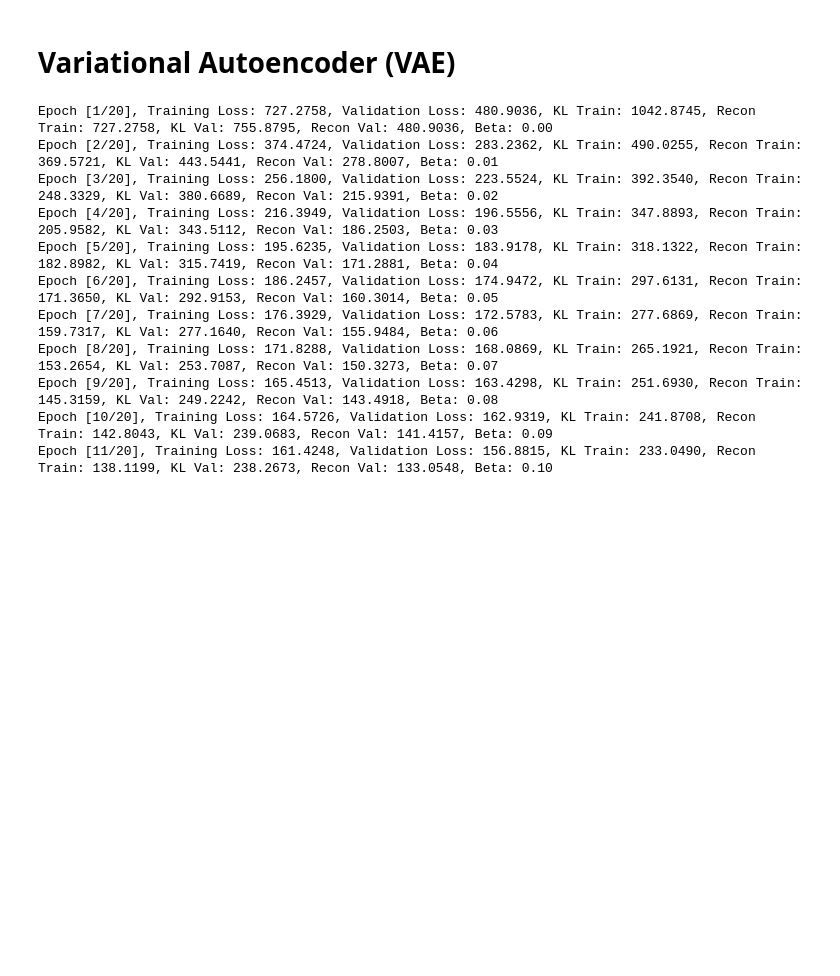
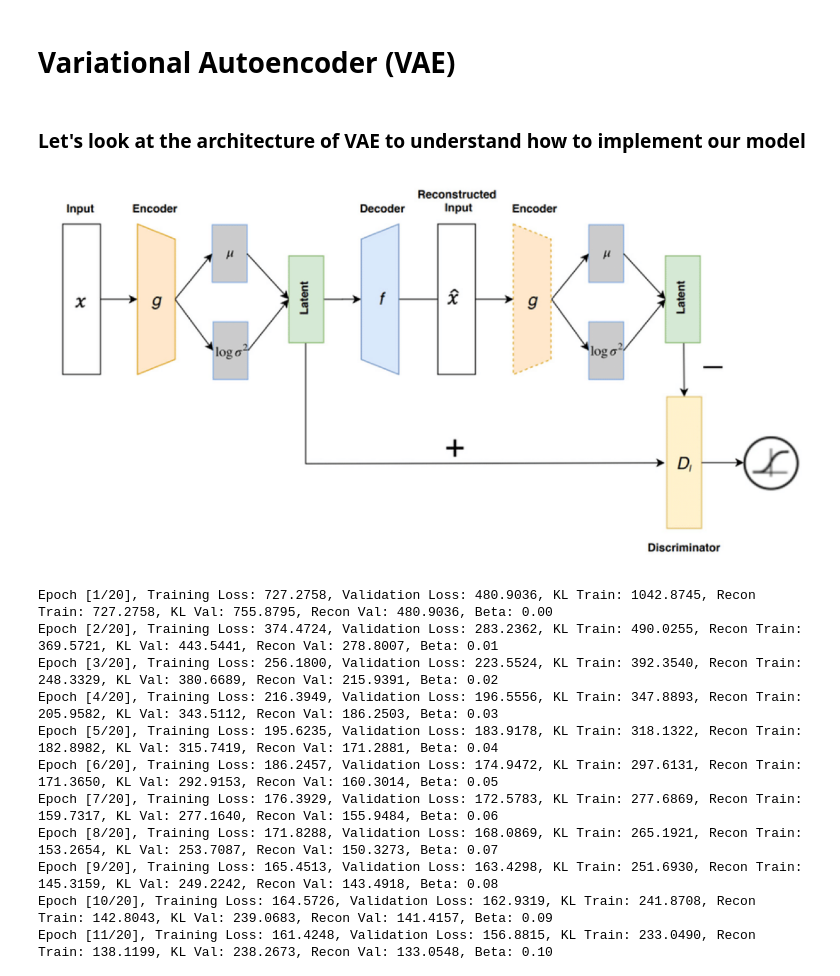
Before and after one commit to LilitAsminian/Deep-Learning, a Jupyter notebook: vae_cvae.ipynb, the cells around one changed output. Drawn from its saved outputs; the diff is of its cells as text; code cells hidden in the pictures; blank space fills up the shorter version.

```diff
--- a/vae_cvae.ipynb
+++ b/vae_cvae.ipynb
@@ -251,6 +251,19 @@ plt.show()
 [figure]
 # %% [markdown]
 # Variational Autoencoder (VAE)
+# %% [markdown]
+### Let's look at the architecture of VAE to understand how to implement our model
+# %%
+
+image_path = "/Users/lilitasminian/Desktop/DL_project/Structure-of-VAE.ppm.png"
+image = Image.open(image_path)
+
+plt.figure(figsize=(15, 10))
+plt.imshow(image)
+plt.axis('off')
+plt.show()
+# %% [output]
+[figure, added]
 # %%
 device = torch.device("cuda" if torch.cuda.is_available() else "cpu")
 model = VAE(input_size=hparams["input_size"], latent_size=128).to(device)
```
Also changed, not shown: parts of 15 cells of this notebook, 3 other files.
